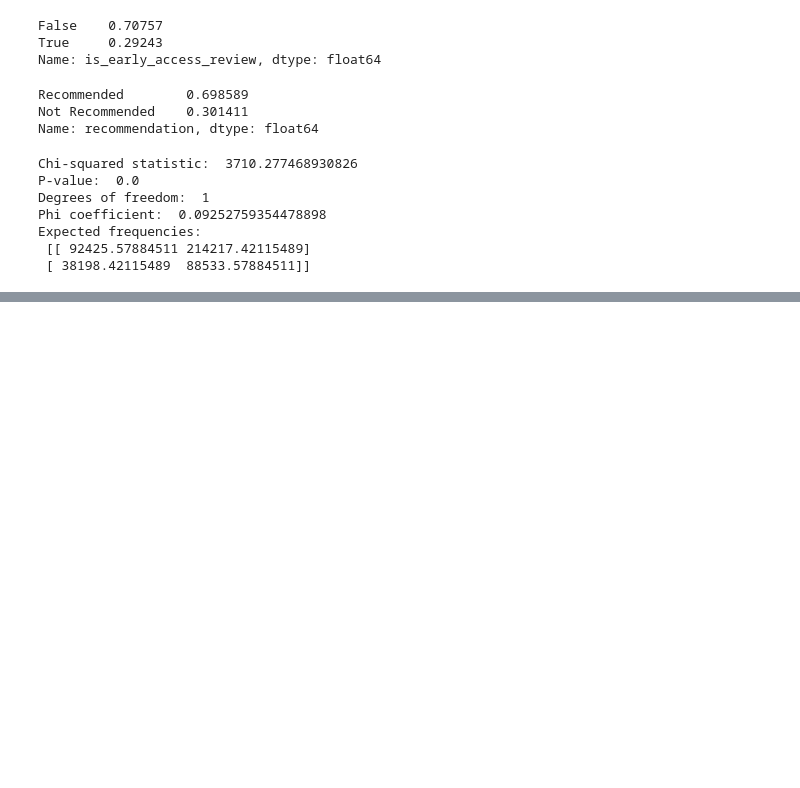
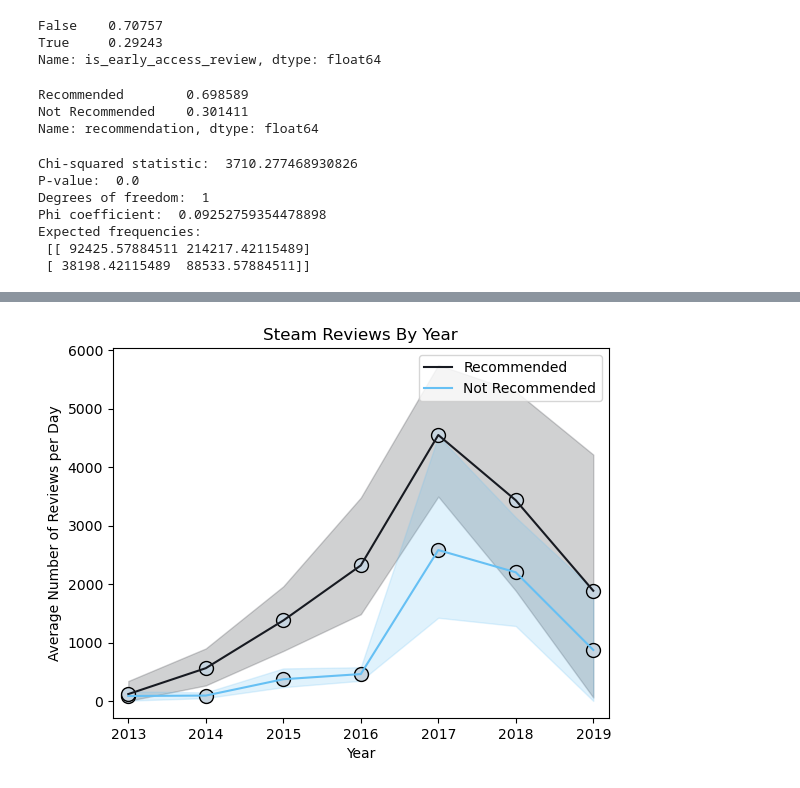
Before and after one commit to Dpassioura/steamreviews, a Jupyter notebook: steamreviews.ipynb, the cells around one changed output, grey strips where cells are left out. Cells and saved outputs as stored; diff of their text form; code cells hidden in the pictures; blank space fills up the shorter version.

```diff
--- a/steamreviews.ipynb
+++ b/steamreviews.ipynb
@@ -97,0 +119,23 @@ Expected frequencies:
+# %%
+df['date'] = pd.to_datetime(df['date_posted'])
+df.set_index('date', inplace=True)
+# %%
+df['month'] = df.index.month
+df['year'] = df.index.year
+# %%
+new_df = df.groupby(['year', 'month', 'recommendation','is_early_access_review']).size().reset_index(name='count')
+new_df = new_df[new_df['year'] >= 2013]
+avg_year = new_df.groupby(['year','recommendation'])['count'].mean().reset_index()
+# %%
+steam_colors = ["#171A21", "#66c0f4", "#1b2838", "#2a475e", "#c7d5e0"]
+sns.set_palette(sns.color_palette(steam_colors))
+sns.lineplot(data=new_df, x='year', y='count', hue='recommendation', markers=True)
+sns.scatterplot(data=avg_year, x='year', y='count', color=steam_colors[4], markers='o', s=100, edgecolor='k', linewidth=1)
+plt.xticks(range(2013, max(new_df['year'])+1))
+plt.xlim(2012.8, max(new_df['year'])+0.20)
+plt.title('Steam Reviews By Year')
+plt.ylabel("Average Number of Reviews per Day")
+plt.xlabel("Year")
+plt.show()
+# %% [output]
+[figure, added]
```
Also changed, not shown: parts of 9 cells of this notebook.
